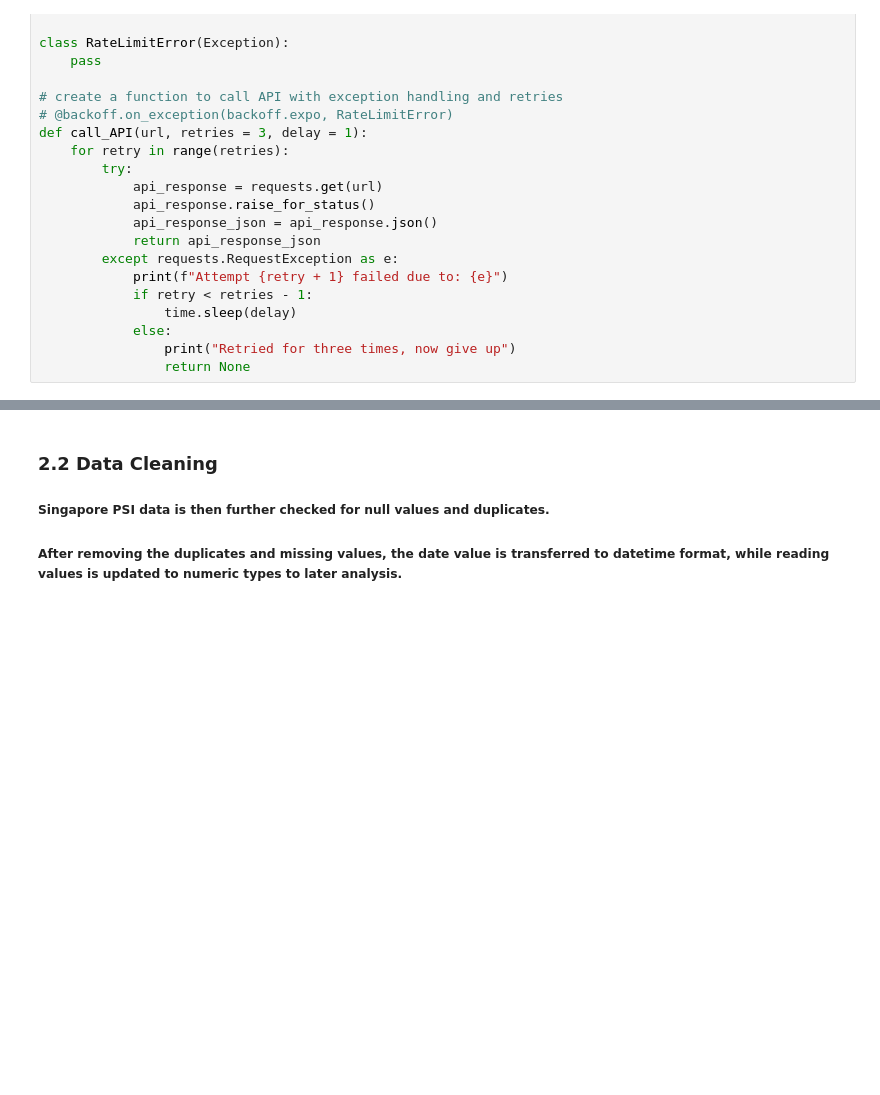
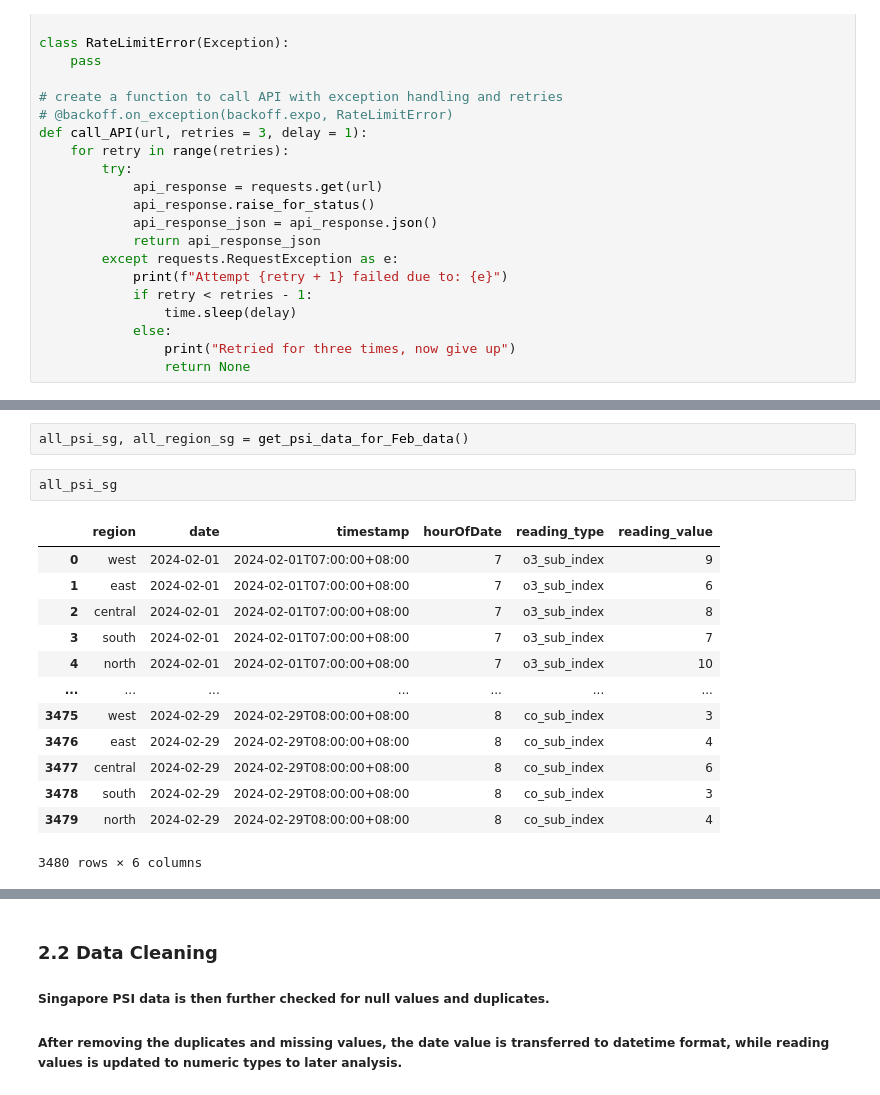
Before and after one commit to linxianying/G12_GuidedProject, a Jupyter notebook: traffic_air_sg.ipynb, the cells around one changed output, grey strips where cells are left out. Drawn from its saved outputs; the diff is of its cells as text; blank space fills up the shorter version.

```diff
--- a/traffic_air_sg.ipynb
+++ b/traffic_air_sg.ipynb
@@ -280,0 +313,18 @@ print(sg_region_df.head())
+# %%
+all_psi_sg, all_region_sg = get_psi_data_for_Feb_data()
+# %%
+all_psi_sg
+# %% [output]
+|  | region | date | timestamp | hourOfDate | reading_type | reading_value |
+| 0 | west | 2024-02-01 | 2024-02-01T07:00:00+08:00 | 7 | o3_sub_index | 9 |
+| 1 | east | 2024-02-01 | 2024-02-01T07:00:00+08:00 | 7 | o3_sub_index | 6 |
+| 2 | central | 2024-02-01 | 2024-02-01T07:00:00+08:00 | 7 | o3_sub_index | 8 |
+| 3 | south | 2024-02-01 | 2024-02-01T07:00:00+08:00 | 7 | o3_sub_index | 7 |
+| 4 | north | 2024-02-01 | 2024-02-01T07:00:00+08:00 | 7 | o3_sub_index | 10 |
+| ... | ... | ... | ... | ... | ... | ... |
+| 3475 | west | 2024-02-29 | 2024-02-29T08:00:00+08:00 | 8 | co_sub_index | 3 |
+| 3476 | east | 2024-02-29 | 2024-02-29T08:00:00+08:00 | 8 | co_sub_index | 4 |
+| 3477 | central | 2024-02-29 | 2024-02-29T08:00:00+08:00 | 8 | co_sub_index | 6 |
+| 3478 | south | 2024-02-29 | 2024-02-29T08:00:00+08:00 | 8 | co_sub_index | 3 |
+| 3479 | north | 2024-02-29 | 2024-02-29T08:00:00+08:00 | 8 | co_sub_index | 4 |
+3480 rows × 6 columns
```
Also changed, not shown: parts of 10 cells of this notebook, 4 other files.
